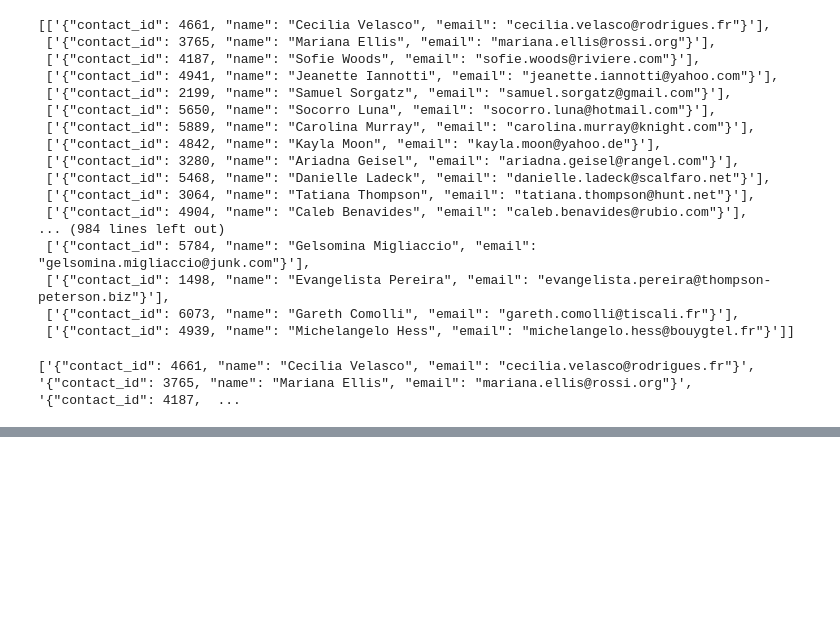
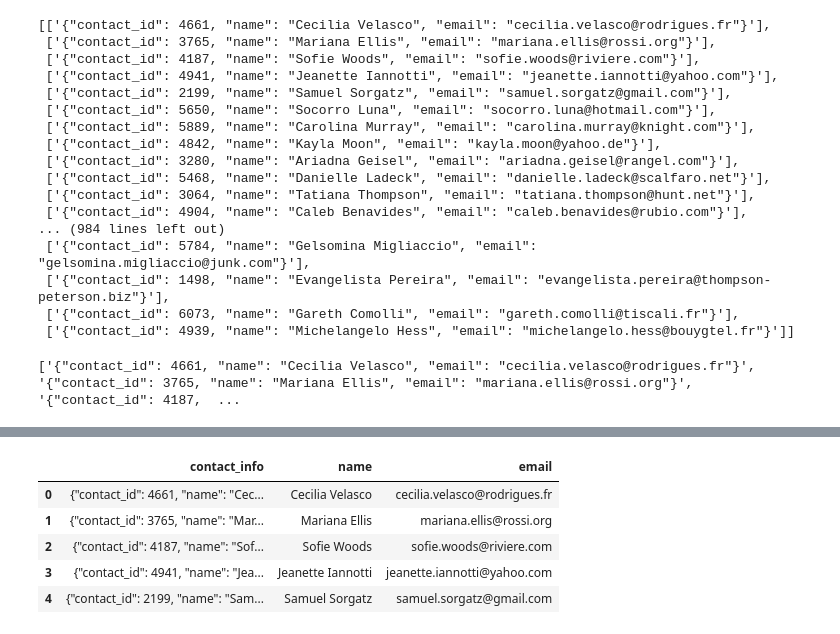
Before and after one commit to Dustin-Sheets/Crowdfunding_ETL, a Jupyter notebook: ETL_Mini_Project_DSheets_WNaiyakhun.ipynb, the cells around one changed output, grey strips where cells are left out. Cells and saved outputs as stored; diff of their text form; code cells hidden in the pictures; blank space fills up the shorter version.

```diff
--- a/ETL_Mini_Project_DSheets_WNaiyakhun.ipynb
+++ b/ETL_Mini_Project_DSheets_WNaiyakhun.ipynb
@@ -525,0 +551,3 @@ contacts_df_clean.to_csv("Resources/contacts.csv", encoding='utf8', index=False)
+# %%
+contact_info_df_copy = contact_info_df.copy()
+contact_info_df_copy.head()
@@ -525,0 +564,12 @@ contacts_df_clean.to_csv("Resources/contacts.csv", encoding='utf8', index=False)
+# %%
+# Extract the four-digit contact ID number.
+def extract_contact_id(text):
+    pattern = r'\b\d{4}\b'
+    match = re.search(pattern, text)
+    if match:
+        return match.group()
+    else:
+        return None
+
+contact_info_df_copy['contact_id'] = contact_info_df_copy['contact_info'].apply(extract_contact_id)
+contact_info_df_copy.head()
@@ -525,0 +600,4 @@ contacts_df_clean.to_csv("Resources/contacts.csv", encoding='utf8', index=False)
+# %%
+# Convert the "contact_id" column to an int64 data type.
+contact_info_df_copy['contact_id'] = contact_info_df_copy['contact_id'].astype('int64')
+contact_info_df_copy.info()
@@ -525,0 +616,12 @@ contacts_df_clean.to_csv("Resources/contacts.csv", encoding='utf8', index=False)
+# %%
+# Extract the name of the contact and add it to a new column.
+def extract_name(text):
+    pattern = r'([A-Za-z]+ [A-Za-z]+)'
+    match = re.search(pattern, text)
+    if match:
+        return match.group(1)
+    else:
+        return None
+
+contact_info_df_copy['name'] = contact_info_df_copy['contact_info'].apply(extract_name)
+contact_info_df_copy.head()
@@ -525,0 +635,19 @@ contacts_df_clean.to_csv("Resources/contacts.csv", encoding='utf8', index=False)
+# %%
+# Extract the email from the contacts and add the values to a new column.
+def extract_email(text):
+    pattern = r'\b[A-Za-z0-9._%+-]+@[A-Za-z0-9.-]+\.[A-Z|a-z]{2,7}\b'
+    match = re.search(pattern, text)
+    if match:
+        return match.group()
+    else:
+        return None
+
+contact_info_df_copy['email'] = contact_info_df_copy['contact_info'].apply(extract_email)
+contact_info_df_copy.head()
+# %% [output]
+|  | contact_info | name | email |
+| 0 | {"contact_id": 4661, "name": "Cec... | Cecilia Velasco | cecilia.velasco@rodrigues.fr |
+| 1 | {"contact_id": 3765, "name": "Mar... | Mariana Ellis | mariana.ellis@rossi.org |
+| 2 | {"contact_id": 4187, "name": "Sof... | Sofie Woods | sofie.woods@riviere.com |
+| 3 | {"contact_id": 4941, "name": "Jea... | Jeanette Iannotti | jeanette.iannotti@yahoo.com |
+| 4 | {"contact_id": 2199, "name": "Sam... | Samuel Sorgatz | samuel.sorgatz@gmail.com |
```
Also changed, not shown: parts of 27 cells of this notebook.
